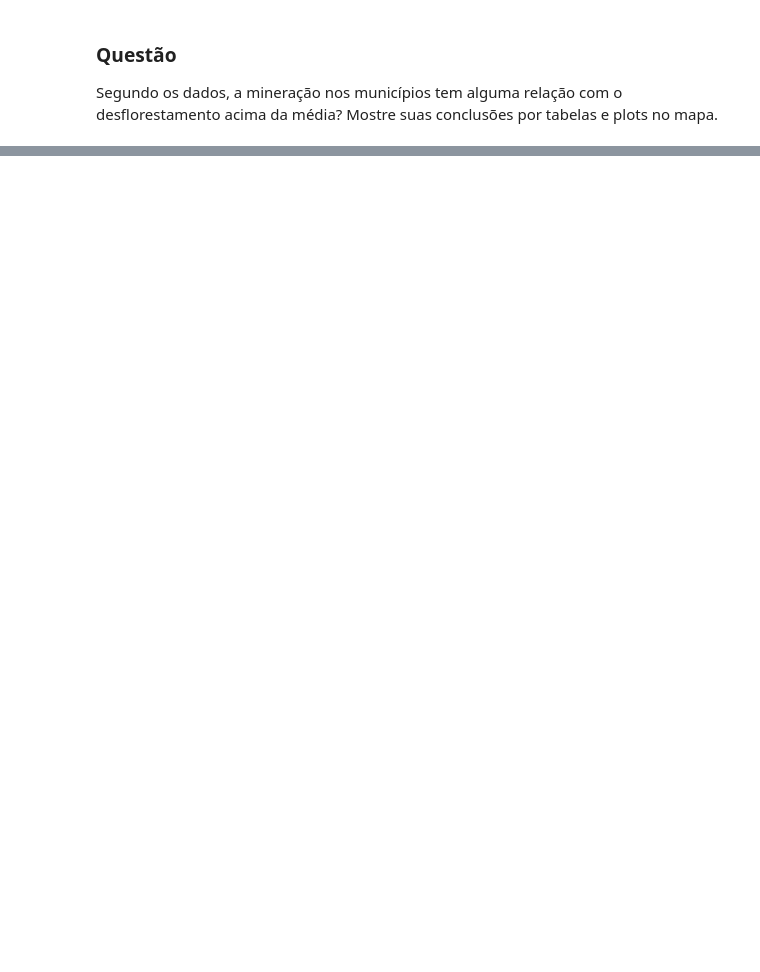
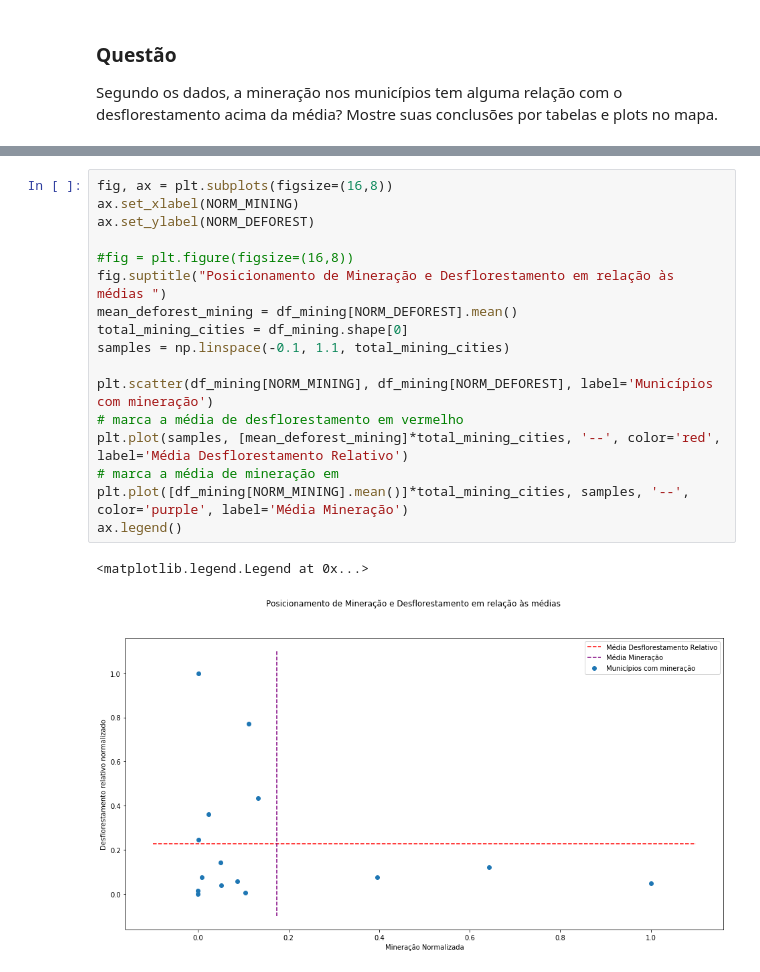
Before and after one commit to hallpaz/Data-Science-IMPA, a Jupyter notebook: assignments/Exercicio1.ipynb, the cells around one changed output, grey strips where cells are left out. Cells and saved outputs as stored; diff of their text form; blank space fills up the shorter version.

```diff
--- a/assignments/Exercicio1.ipynb
+++ b/assignments/Exercicio1.ipynb
@@ -203,0 +332,20 @@ df_forest.head()
+# %%
+fig, ax = plt.subplots(figsize=(16,8))
+ax.set_xlabel(NORM_MINING)
+ax.set_ylabel(NORM_DEFOREST)
+
+#fig = plt.figure(figsize=(16,8))
+fig.suptitle("Posicionamento de Mineração e Desflorestamento em relação às médias ")
+mean_deforest_mining = df_mining[NORM_DEFOREST].mean()
+total_mining_cities = df_mining.shape[0]
+samples = np.linspace(-0.1, 1.1, total_mining_cities)
+
+plt.scatter(df_mining[NORM_MINING], df_mining[NORM_DEFOREST], label='Municípios com mineração')
+# marca a média de desflorestamento em vermelho
+plt.plot(samples, [mean_deforest_mining]*total_mining_cities, '--', color='red', label='Média Desflorestamento Relativo')
+# marca a média de mineração em
+plt.plot([df_mining[NORM_MINING].mean()]*total_mining_cities, samples, '--', color='purple', label='Média Mineração')
+ax.legend()
+# %% [output]
+<matplotlib.legend.Legend at 0x...>
+[figure, added]
```
Also changed, not shown: parts of 39 cells of this notebook.
